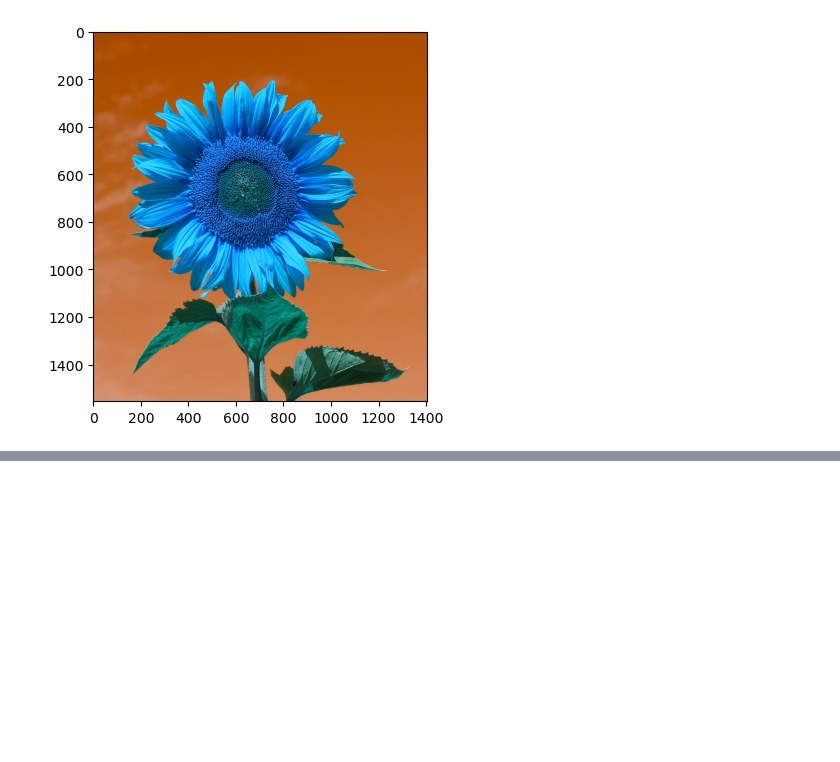
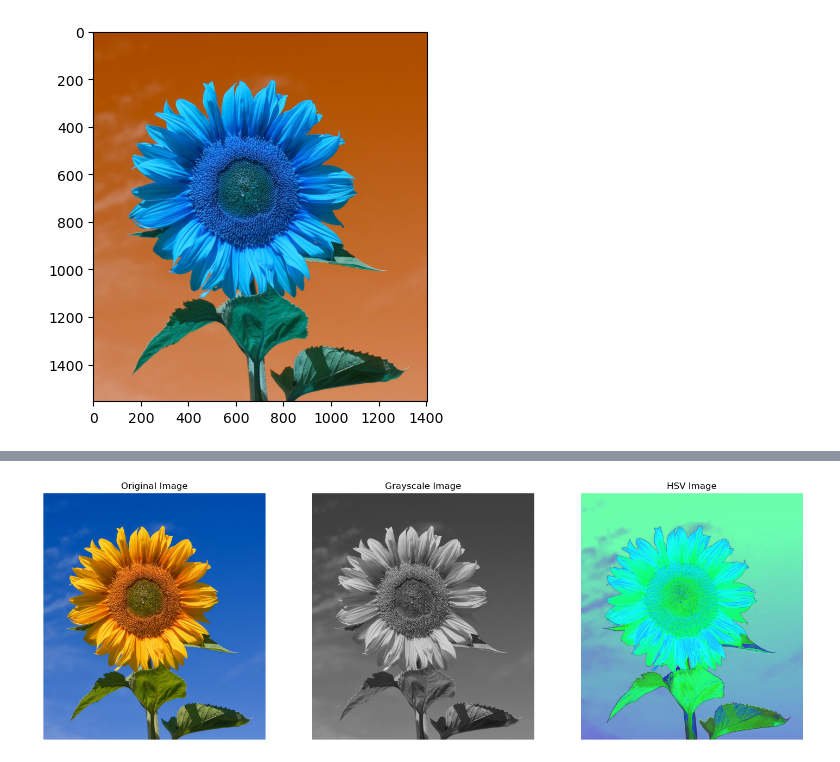
Before and after one commit to moyen-ahmed/Deep-learning, a Jupyter notebook: laodimage.ipynb, the cells around one changed output, grey strips where cells are left out. Cells and saved outputs as stored; diff of their text form; code cells hidden in the pictures; blank space fills up the shorter version.

```diff
--- a/laodimage.ipynb
+++ b/laodimage.ipynb
@@ -156,0 +207,40 @@ plt.imshow(img)
+# %%
+import matplotlib.pyplot as plt
+import numpy as np
+import cv2
+
+# Load an image (use raw string for path)
+image_path = r"C:\Users\estya\OneDrive\Desktop\sunf.jpg"
+image = cv2.imread(image_path)
+
+# Convert BGR to Grayscale
+gray_image = cv2.cvtColor(image, cv2.COLOR_BGR2GRAY)
+
+# Convert BGR to HSV
+hsv_image = cv2.cvtColor(image, cv2.COLOR_BGR2HSV)
+
+# Display the images
+plt.figure(figsize=(15, 5))
+
+plt.subplot(1, 3, 1)
+plt.imshow(cv2.cvtColor(image, cv2.COLOR_BGR2RGB))
+plt.axis('off')
+plt.title('Original Image')
+
+plt.subplot(1, 3, 2)
+plt.imshow(gray_image, cmap='gray')
+plt.axis('off')
+plt.title('Grayscale Image')
+
+plt.subplot(1, 3, 3)
+plt.imshow(hsv_image)
+plt.axis('off')
+plt.title('HSV Image')
+
+
+
+
+plt.tight_layout()
+plt.show()
+# %% [output]
+[figure, added]
```
Also changed, not shown: parts of 3 cells of this notebook.
